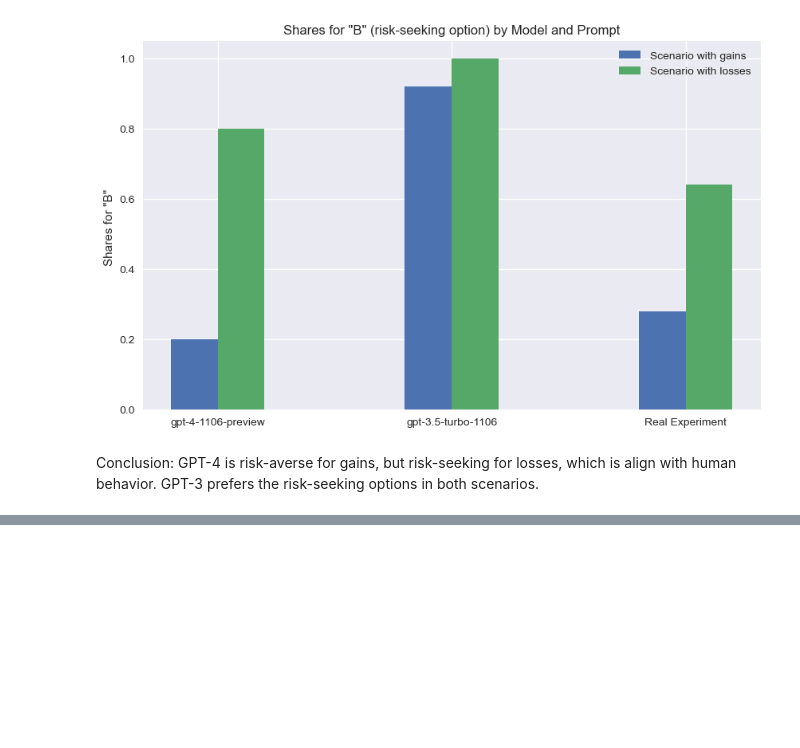
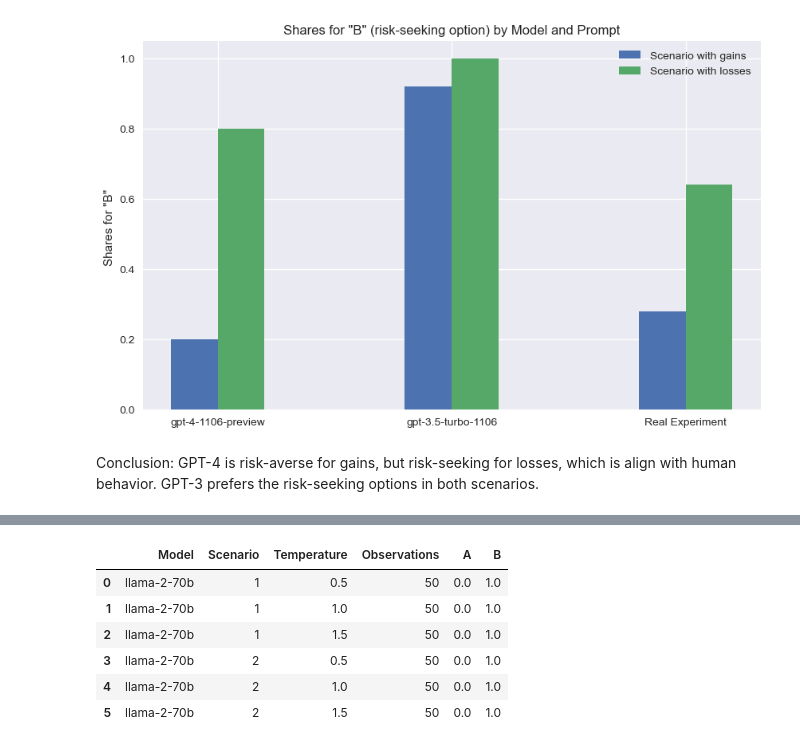
Before and after one commit to MariusDSPM/Data-Science-Project, a Jupyter notebook: Loss Aversion.ipynb, the cells around one changed output, grey strips where cells are left out. Drawn from its saved outputs; the diff is of its cells as text; code cells hidden in the pictures; blank space fills up the shorter version.

```diff
--- a/Loss Aversion.ipynb
+++ b/Loss Aversion.ipynb
@@ -186,0 +232,8 @@ Conclusion: GPT-4 is risk-averse for gains, but risk-seeking for losses, which i
+# %%
+prompts = [prompt1, prompt2]
+
+models = ['meta/llama-2-70b-chat:02e509c789964a7ea8736978a43525956ef40397be9033abf9fd2badfe68c9e3']
+
+temperatures = [0.5, 1, 1.5]
+
+instruction = 'Please answer by only giving the letter of the answer option A or B.'
@@ -186,0 +263,18 @@ Conclusion: GPT-4 is risk-averse for gains, but risk-seeking for losses, which i
+# %%
+columns = ['Model', 'Scenario', 'Temperature', 'Observations', 'A', 'B']
+
+df = pd.DataFrame(results_list, columns=columns)
+
+# Replace values in the "Model" column
+df['Model'] = df['Model'].replace('meta/llama-2-70b-chat:02e509c789964a7ea8736978a43525956ef40397be9033abf9fd2badfe68c9e3',
+                                  'llama-2-70b')
+
+df
+# %% [output]
+|  | Model | Scenario | Temperature | Observations | A | B |
+| 0 | llama-2-70b | 1 | 0.5 | 50 | 0.0 | 1.0 |
+| 1 | llama-2-70b | 1 | 1.0 | 50 | 0.0 | 1.0 |
+| 2 | llama-2-70b | 1 | 1.5 | 50 | 0.0 | 1.0 |
+| 3 | llama-2-70b | 2 | 0.5 | 50 | 0.0 | 1.0 |
+| 4 | llama-2-70b | 2 | 1.0 | 50 | 0.0 | 1.0 |
+| 5 | llama-2-70b | 2 | 1.5 | 50 | 0.0 | 1.0 |
```
Also changed, not shown: parts of 10 cells of this notebook, 2 other files.
